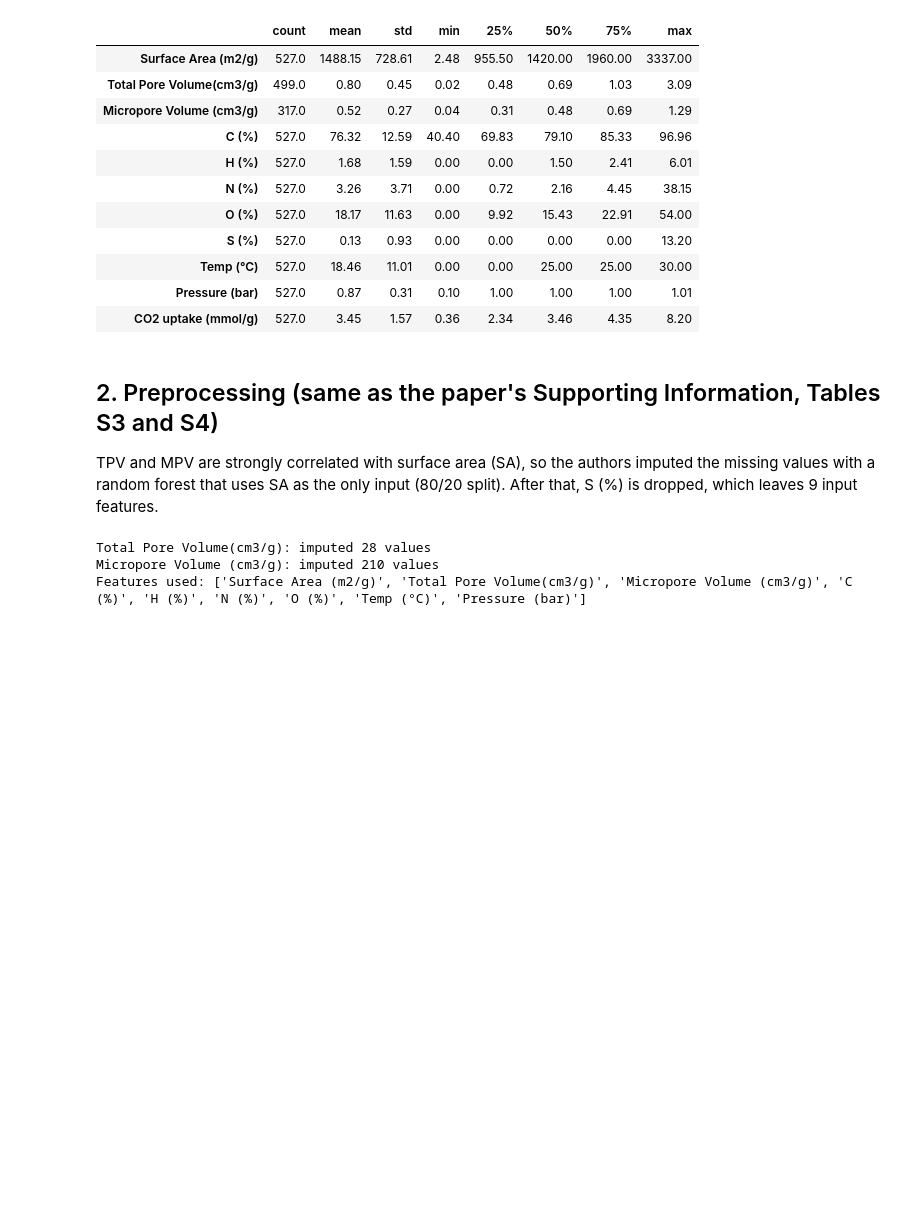
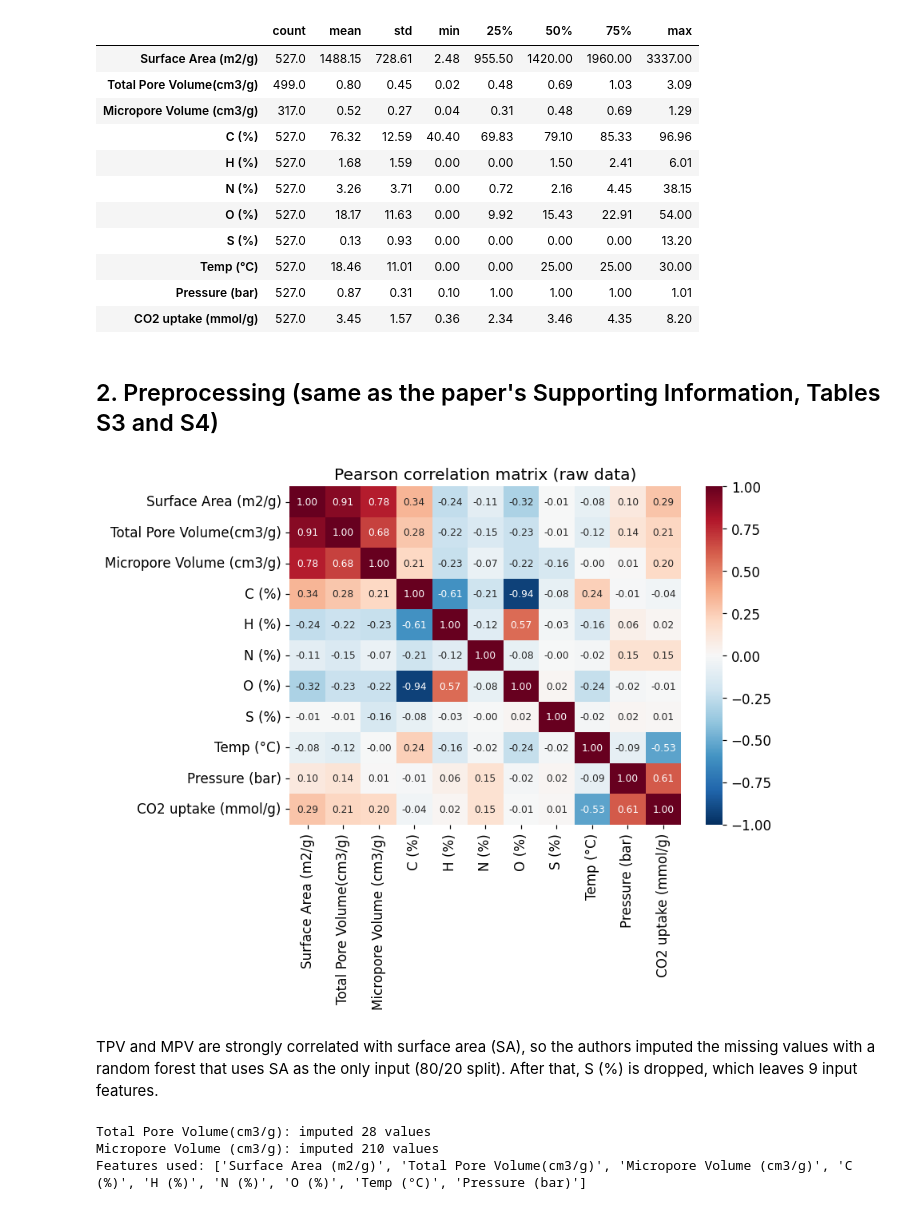
Before and after one commit to hpedrazamartinez/ENCH680-CO2-Adsorption-ML, a Jupyter notebook: ENCH680_CO2_Adsorption_Reproduction_Henry_and_Kyra.ipynb, the cells around one changed output. Saved outputs shown, nothing was run; the diff lists cells and outputs as text; code cells hidden in the pictures; blank space fills up the shorter version.

```diff
--- a/ENCH680_CO2_Adsorption_Reproduction_Henry_and_Kyra.ipynb
+++ b/ENCH680_CO2_Adsorption_Reproduction_Henry_and_Kyra.ipynb
@@ -66,8 +66,16 @@ raw.describe().T.round(2)
 | Temp (°C) | 527.0 | 18.46 | 11.01 | 0.00 | 0.00 | 25.00 | 25.00 | 30.00 |
 | Pressure (bar) | 527.0 | 0.87 | 0.31 | 0.10 | 1.00 | 1.00 | 1.00 | 1.01 |
 | CO2 uptake (mmol/g) | 527.0 | 3.45 | 1.57 | 0.36 | 2.34 | 3.46 | 4.35 | 8.20 |
+# %% [markdown]
+## 2. Preprocessing (same as the paper's Supporting Information, Tables S3 and S4)
+# %%
+fig, ax = plt.subplots(figsize=(8, 6.5))
+sns.heatmap(raw.corr(), annot=True, fmt=".2f", cmap="RdBu_r", vmin=-1, vmax=1, ax=ax, annot_kws={"size": 8})
+ax.set_title("Pearson correlation matrix (raw data)")
+plt.tight_layout(); plt.savefig("figs/fig1_correlation.png", dpi=200); plt.show()
+# %% [output]
+[figure, added]
 # %% [markdown]
-## 2. Preprocessing (same as the paper's Supporting Information, Tables S3 and S4)
 TPV and MPV are strongly correlated with surface area (SA), so the authors imputed the missing values with a random forest that uses SA as the only input (80/20 split). After that, S (%) is dropped, which leaves 9 input features.
 # %%
 SA = "Surface Area (m2/g)"; TPV = "Total Pore Volume(cm3/g)"; MPV = "Micropore Volume (cm3/g)"
```
Also changed, not shown: parts of 1 cell of this notebook.
